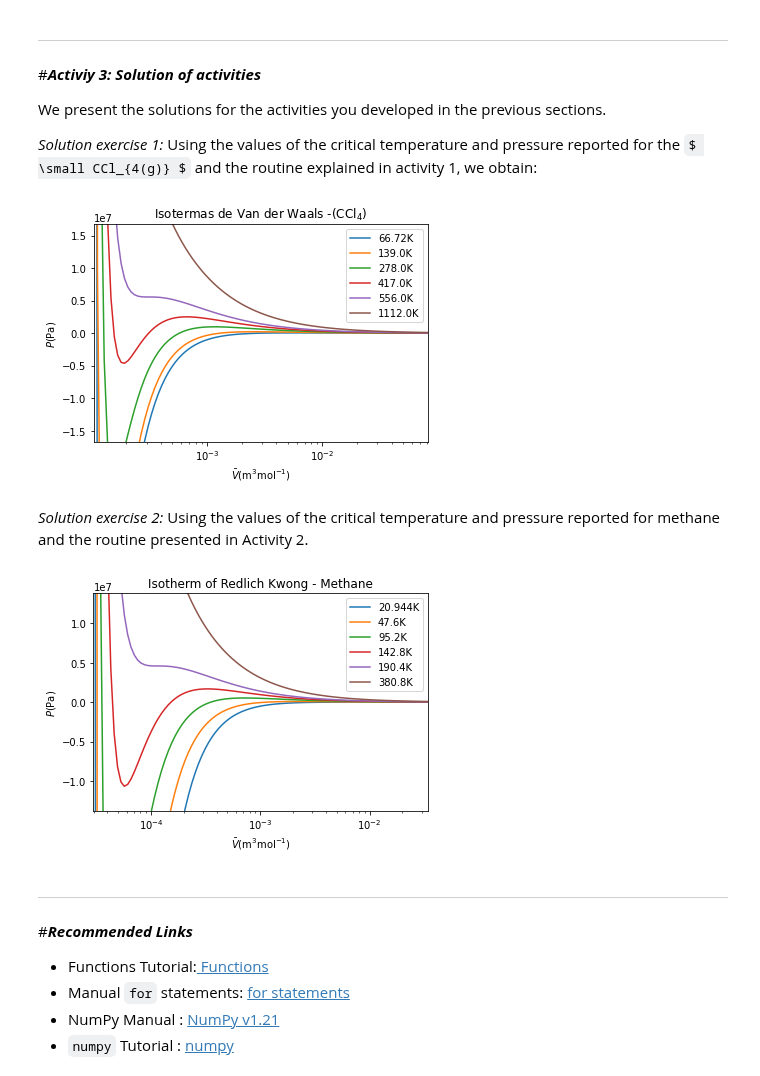
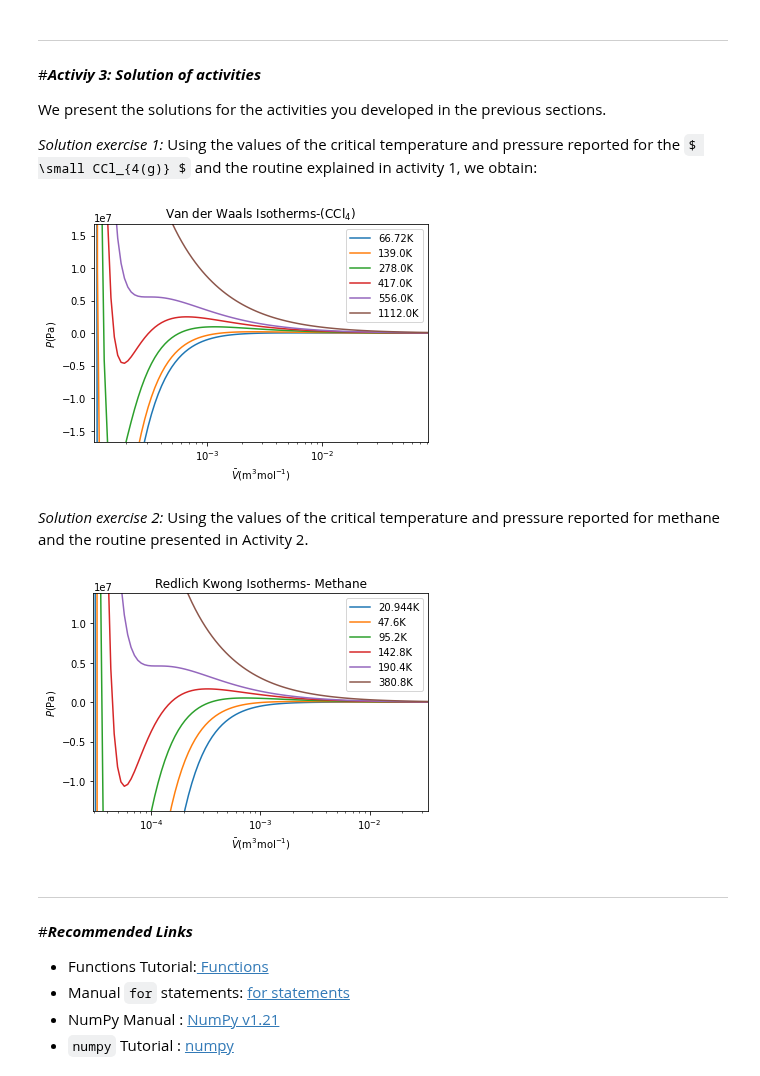
Before and after one commit to wavallejol/ColabChem, a Jupyter notebook: Session4_English.ipynb, the cells around one changed output. Saved outputs shown, nothing was run; the diff lists cells and outputs as text; code cells hidden in the pictures; some formulas as TeX source.

```diff
--- a/Session4_English.ipynb
+++ b/Session4_English.ipynb
@@ -124,26 +122,25 @@ We present the solutions for the activities you developed in the previous sectio
 # %%
-import math
 import numpy as np
 import matplotlib.pyplot as plt
 R, Tc, Pc= 8.314, 556, 5.57e6
 a, b= (27/64)*Tc**2*R**2/Pc, (Tc*R)/(Pc*8)
 
 def Pvw(T,Vm):
     Pvw=R*T/(Vm-b)- a/(Vm**2)
     return Pvw
 
 fig = plt.figure(1)
 for T in np.array([0.12,0.25,0.5,0.75,1,2])*Tc:
     Vm=np.logspace(np.log10(b*1.01),2+np.log10(R*Tc/Pc),100)
     plt.semilogx(Vm,Pvw(T,Vm), label=str(T)+"K")
-    plt.title("Isotermas de Van der Waals -" r"$ (\mathrm{CCl_{4}}) $")
+    plt.title("Van der Waals Isotherms-" r"$ (\mathrm{CCl_{4}}) $")
     plt.ylabel(r"$ {P (\mathrm{Pa})} $")
     plt.xlabel(r"$ \bar{V}(\mathrm{m^{3}mol^{-1}}) $")
     plt.ylim(-3*Pc,Pc*3)
     plt.xlim(b,(100*R*Tc/Pc))
 plt.legend()
 plt.show()
 # %% [output]
-[figure, old version]
+[figure, new version]
 # %% [markdown]
 
@@ -151,5 +148,4 @@ plt.show()
 # %%
-import math
 import numpy as np
 import matplotlib.pyplot as plt
 
@@ -164,7 +160,7 @@ fig = plt.figure(1)
 for T in np.array([0.11,0.25,0.5,0.75,1,2])*Tc:
     Vm=np.logspace(np.log10(b*1.01),2+np.log10(R*Tc/Pc),100)
     plt.semilogx(Vm,Prk(T,Vm), label=str(T)+"K")
-    plt.title("Isotherm of Redlich Kwong - Methane")
+    plt.title("Redlich Kwong Isotherms- Methane")
     plt.ylabel(r"$ {P (\mathrm{Pa})} $")
     plt.xlabel(r"$ \bar{V}(\mathrm{m^{3}mol^{-1}}) $")
     plt.ylim(-3*Pc,Pc*3)
@@ -172,7 +168,7 @@ for T in np.array([0.11,0.25,0.5,0.75,1,2])*Tc:
 plt.legend()
 plt.show()
 # %% [output]
-[figure, old version]
+[figure, new version]
 # %% [markdown]
 ---
 #***Recommended Links***
```
Also changed, not shown: parts of 2 cells of this notebook.
